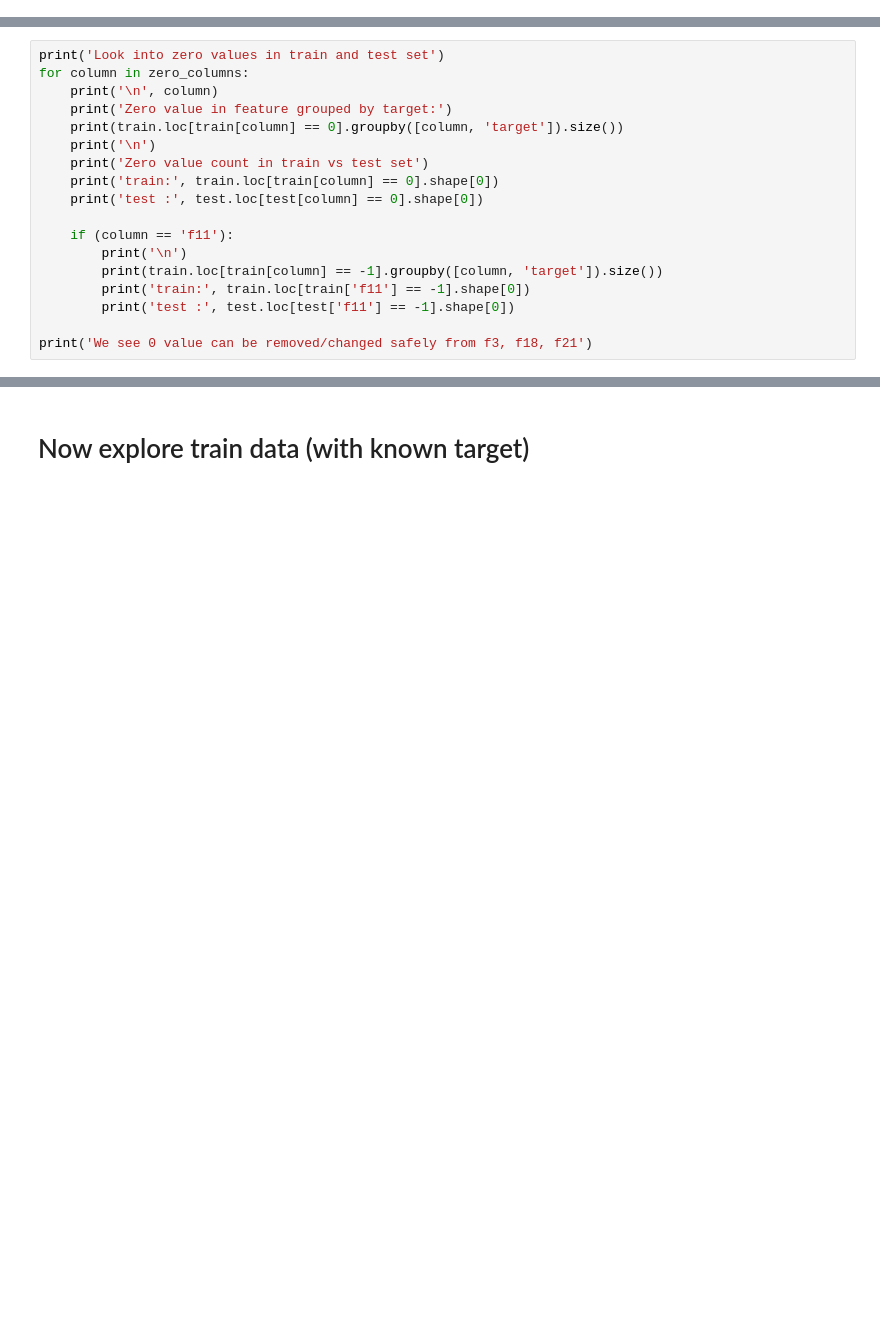
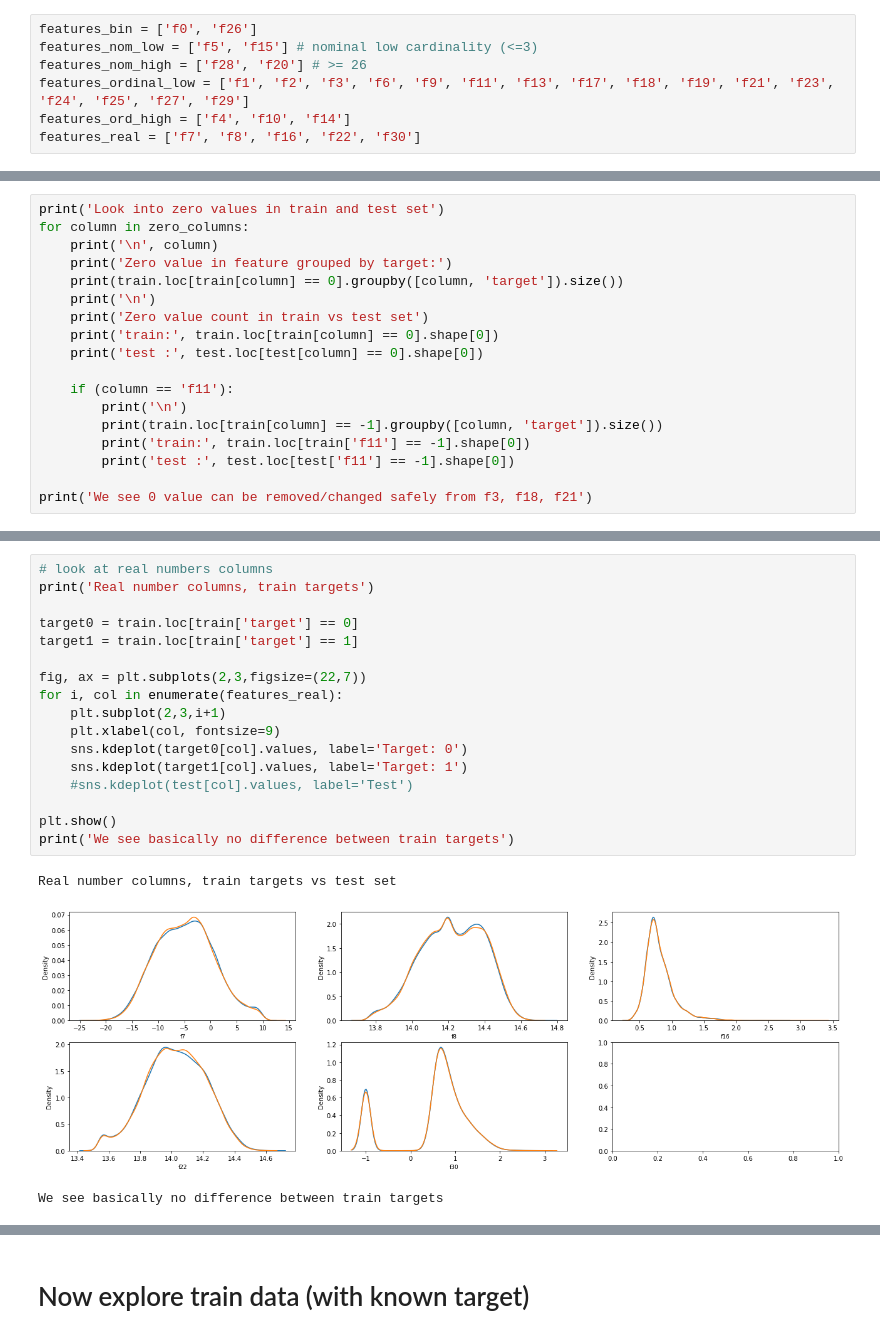
Before and after one commit to oyvindsam/mikkel-og-oyvind, a Jupyter notebook: explore-Copy1.ipynb, the cells around one changed output, grey strips where cells are left out. Saved outputs shown, nothing was run; the diff lists cells and outputs as text; blank space fills up the shorter version.

```diff
--- a/explore-Copy1.ipynb
+++ b/explore-Copy1.ipynb
@@ -46,6 +73,13 @@ f20: A-Z
 - correlations:
     - f26-f0. f26: bool, more are false than target 1. f0: bool
     - f26-f6. f6: 0-5, 4 most common, higher mean than t1.
+# %%
+features_bin = ['f0', 'f26']
+features_nom_low = ['f5', 'f15'] # nominal low cardinality (<=3)
+features_nom_high = ['f28', 'f20'] # >= 26
+features_ordinal_low = ['f1', 'f2', 'f3', 'f6', 'f9', 'f11', 'f13', 'f17', 'f18', 'f19', 'f21', 'f23', 'f24', 'f25', 'f27', 'f29']
+features_ord_high = ['f4', 'f10', 'f14']
+features_real = ['f7', 'f8', 'f16', 'f22', 'f30']
 # %%
 print('Percentage of feature values being NaN')
 nans = data.isna().sum().map(lambda x: x / len(data) * 100).round(1).plot(kind='bar')
@@ -137,0 +160,21 @@ print('We see 0 value can be removed/changed safely from f3, f18, f21')
+# %%
+# look at real numbers columns
+print('Real number columns, train targets')
+
+target0 = train.loc[train['target'] == 0]
+target1 = train.loc[train['target'] == 1]
+
+fig, ax = plt.subplots(2,3,figsize=(22,7))
+for i, col in enumerate(features_real):
+    plt.subplot(2,3,i+1)
+    plt.xlabel(col, fontsize=9)
+    sns.kdeplot(target0[col].values, label='Target: 0')
+    sns.kdeplot(target1[col].values, label='Target: 1')
+    #sns.kdeplot(test[col].values, label='Test')
+
+plt.show()
+print('We see basically no difference between train targets')
+# %% [output]
+Real number columns, train targets vs test set
+[figure, added]
+We see basically no difference between train targets
```
Also changed, not shown: parts of 9 cells of this notebook, 3 other files.
